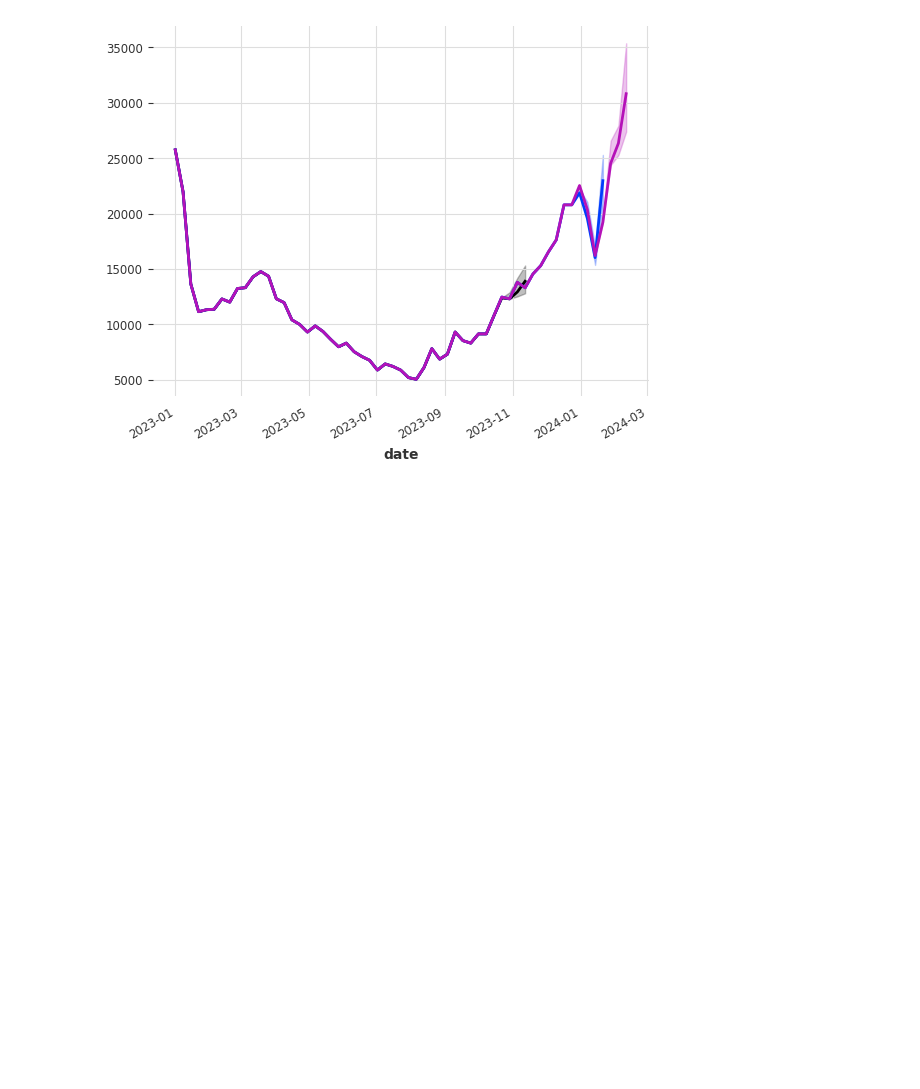
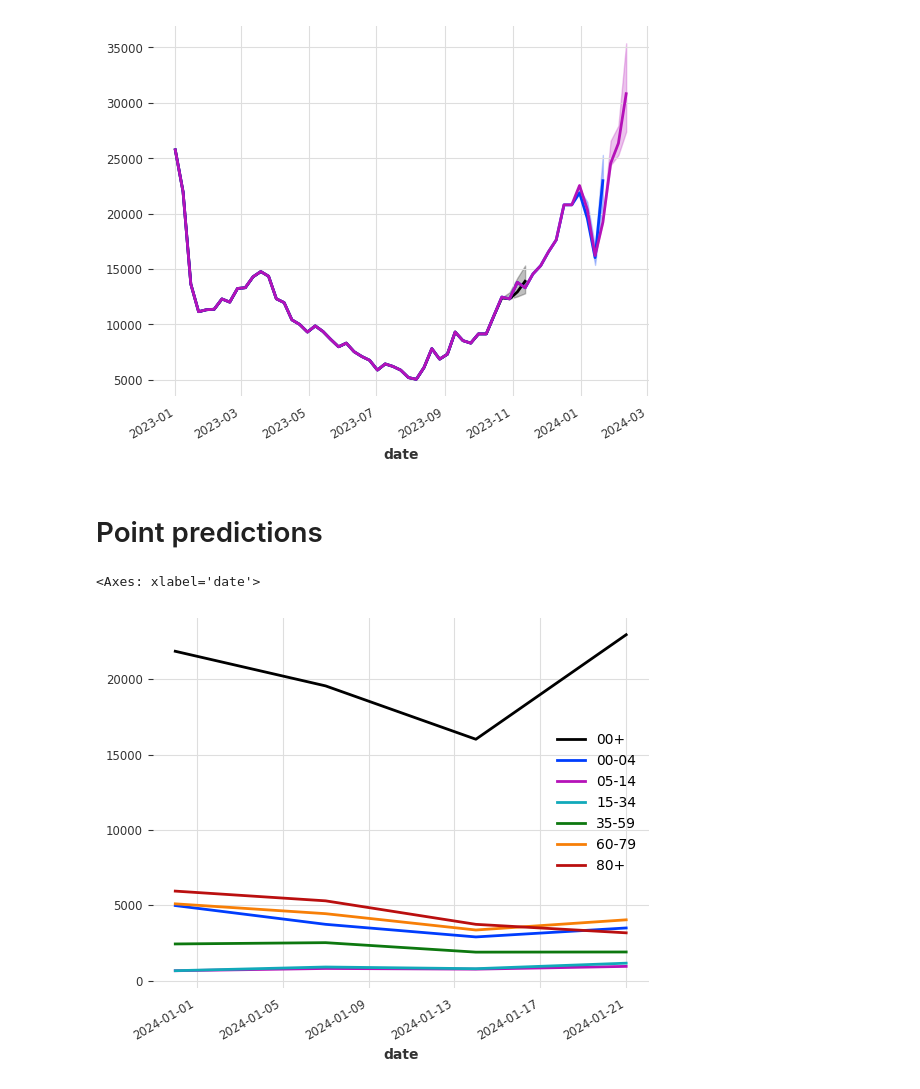
Before and after one commit to dwolffram/SARI-ML, a Jupyter notebook: notebooks/realtime.ipynb, the cells around one changed output. Saved outputs shown, nothing was run; the diff lists cells and outputs as text; code cells hidden in the pictures; blank space fills up the shorter version.

```diff
--- a/notebooks/realtime.ipynb
+++ b/notebooks/realtime.ipynb
@@ -14,11 +14,14 @@ def load_target_series():
 
     return ts_target
 # %%
-def load_nowcast(forecast_date):
-    filepath = f'../../data/nowcasts/KIT-baseline/{forecast_date}-icosari-sari-KIT-baseline.csv'
+def load_nowcast(forecast_date, probabilistic=True):
+    filepath = f'../data/nowcasts/KIT-baseline/{forecast_date}-icosari-sari-KIT-baseline.csv'
     df = pd.read_csv(filepath)
     df = df[(df.type == 'quantile') & (df.horizon >= -3)]
     df = df.rename(columns={'target_end_date' : 'date'})
+
+    if probabilistic==False:
+        df = df[df['quantile'] == 0.5]
 
     all_nowcasts = []
     for age in df.age_group.unique():
@@ -105,3 +108,12 @@ plt.legend('')
 # %% [output]
 <matplotlib.legend.Legend at 0x...>
 [figure]
+# %% [markdown]
+# Point predictions
+# %%
+ts_nowcast = load_nowcast('2024-01-25', probabilistic=False)
+# %%
+ts_nowcast.plot()
+# %% [output]
+<Axes: xlabel='date'>
+[figure, added]
```
Also changed, not shown: parts of 5 cells of this notebook, 12 other files.
